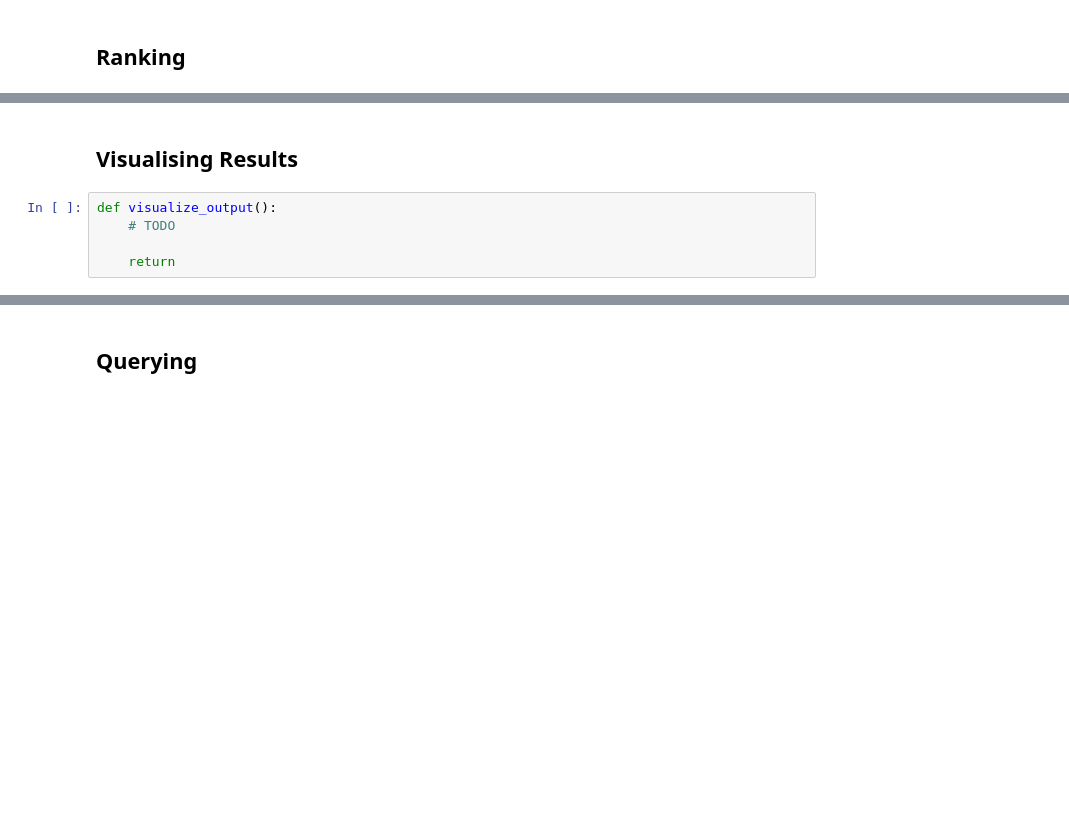
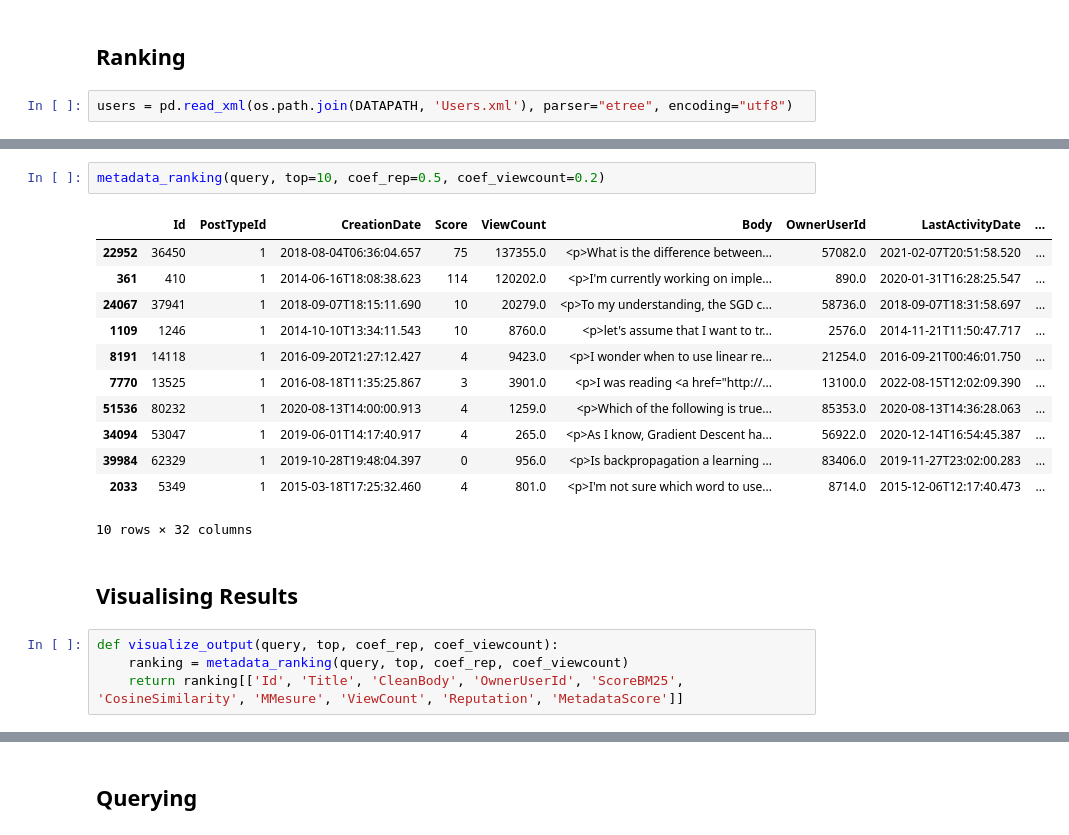
Before and after one commit to solalducloyer/EI_ST4_Groupe1, a Jupyter notebook: Search_Engine_Final.ipynb, the cells around one changed output, grey strips where cells are left out. Cells and saved outputs as stored; diff of their text form; blank space fills up the shorter version.

```diff
--- a/Search_Engine_Final.ipynb
+++ b/Search_Engine_Final.ipynb
@@ -237,3 +238,5 @@ search(query, top=10, mesure = 'MMesure').loc[:,['Id','Title','CleanBody','Score
 # %% [markdown]
 ## Ranking
+# %%
+users = pd.read_xml(os.path.join(DATAPATH, 'Users.xml'), parser="etree", encoding="utf8")
 # %%
@@ -281,7 +278,21 @@ viewcount_ranking(query, top=10).loc[:,['Id','Title','CleanBody','ScoreBM25','Co
+# %%
+metadata_ranking(query, top=10, coef_rep=0.5, coef_viewcount=0.2)
+# %% [output]
+|  | Id | PostTypeId | CreationDate | Score | ViewCount | Body | OwnerUserId | LastActivityDate | ... |
+| 22952 | 36450 | 1 | 2018-08-04T06:36:04.657 | 75 | 137355.0 | <p>What is the difference between... | 57082.0 | 2021-02-07T20:51:58.520 | ... |
+| 361 | 410 | 1 | 2014-06-16T18:08:38.623 | 114 | 120202.0 | <p>I'm currently working on imple... | 890.0 | 2020-01-31T16:28:25.547 | ... |
+| 24067 | 37941 | 1 | 2018-09-07T18:15:11.690 | 10 | 20279.0 | <p>To my understanding, the SGD c... | 58736.0 | 2018-09-07T18:31:58.697 | ... |
+| 1109 | 1246 | 1 | 2014-10-10T13:34:11.543 | 10 | 8760.0 | <p>let's assume that I want to tr... | 2576.0 | 2014-11-21T11:50:47.717 | ... |
+| 8191 | 14118 | 1 | 2016-09-20T21:27:12.427 | 4 | 9423.0 | <p>I wonder when to use linear re... | 21254.0 | 2016-09-21T00:46:01.750 | ... |
+| 7770 | 13525 | 1 | 2016-08-18T11:35:25.867 | 3 | 3901.0 | <p>I was reading <a href="http://... | 13100.0 | 2022-08-15T12:02:09.390 | ... |
+| 51536 | 80232 | 1 | 2020-08-13T14:00:00.913 | 4 | 1259.0 | <p>Which of the following is true... | 85353.0 | 2020-08-13T14:36:28.063 | ... |
+| 34094 | 53047 | 1 | 2019-06-01T14:17:40.917 | 4 | 265.0 | <p>As I know, Gradient Descent ha... | 56922.0 | 2020-12-14T16:54:45.387 | ... |
+| 39984 | 62329 | 1 | 2019-10-28T19:48:04.397 | 0 | 956.0 | <p>Is backpropagation a learning ... | 83406.0 | 2019-11-27T23:02:00.283 | ... |
+| 2033 | 5349 | 1 | 2015-03-18T17:25:32.460 | 4 | 801.0 | <p>I'm not sure which word to use... | 8714.0 | 2015-12-06T12:17:40.473 | ... |
+10 rows × 32 columns
 # %% [markdown]
 ## Visualising Results
-# %%
-def visualize_output():
-    # TODO
-
-    return
+# %%
+def visualize_output(query, top, coef_rep, coef_viewcount):
+    ranking = metadata_ranking(query, top, coef_rep, coef_viewcount)
+    return ranking[['Id', 'Title', 'CleanBody', 'OwnerUserId', 'ScoreBM25', 'CosineSimilarity', 'MMesure', 'ViewCount', 'Reputation', 'MetadataScore']]
```
Also changed, not shown: parts of 11 cells of this notebook.
